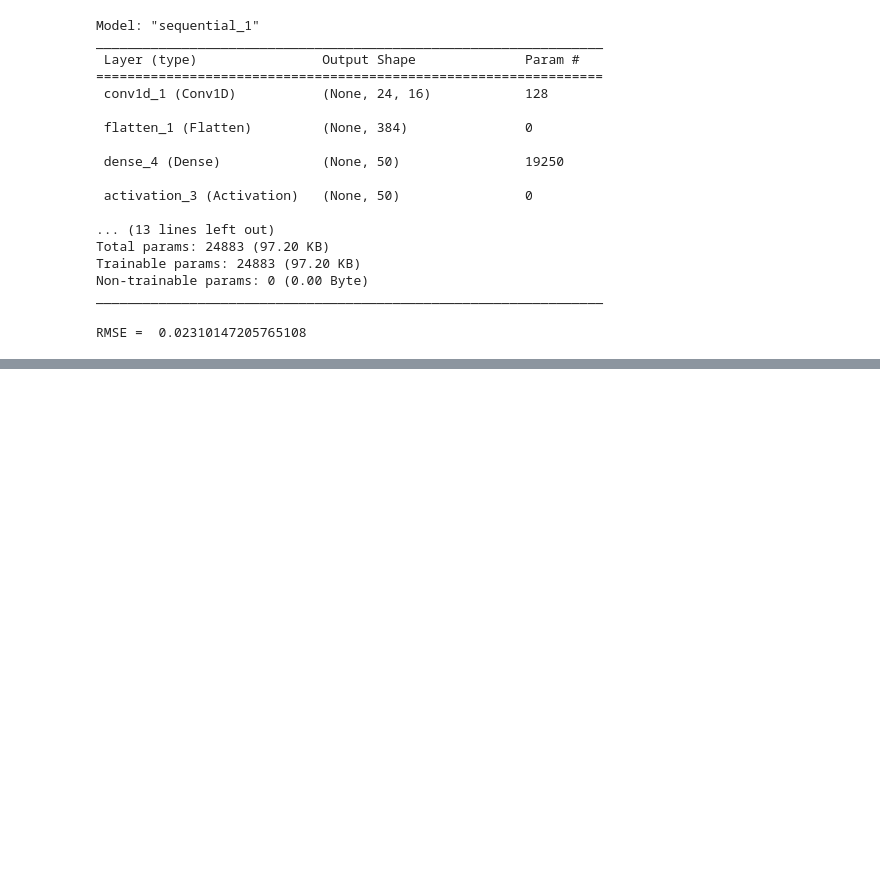
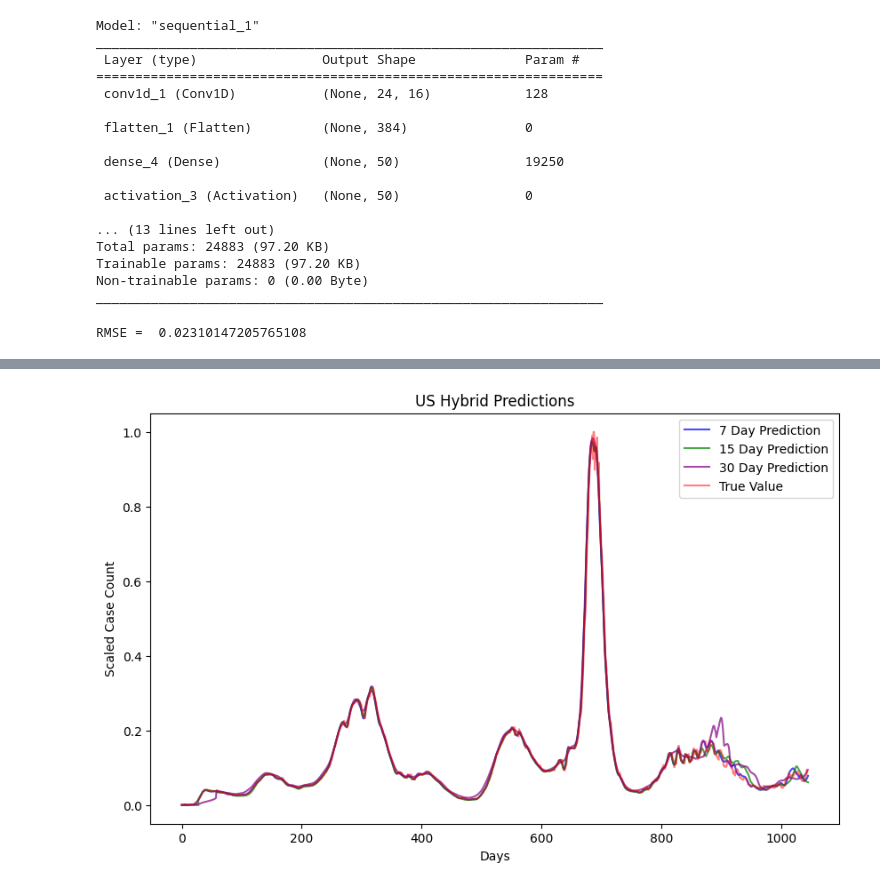
Before and after one commit to MaryBethHoover/Portfolio, a Jupyter notebook: TimeSeriesPrediction.ipynb, the cells around one changed output, grey strips where cells are left out. Saved outputs shown, nothing was run; the diff lists cells and outputs as text; code cells hidden in the pictures; blank space fills up the shorter version.

```diff
--- a/TimeSeriesPrediction.ipynb
+++ b/TimeSeriesPrediction.ipynb
@@ -757,0 +843,14 @@ RMSE =  0.02310147205765108
+# %%
+#Create Hybrid plot for varying prediction lengths
+plt.figure(figsize=(10,6))
+plt.plot(df_Hybrid_7_US["0"][:1046], color='blue', label='7 Day Prediction', alpha=0.7)
+plt.plot(df_Hybrid_15_US["0"][:1046], color='green', label='15 Day Prediction', alpha=0.7)
+plt.plot(df_Hybrid_30_US["0"][:1046], color='purple', label='30 Day Prediction', alpha=0.7)
+plt.plot(df_data_US["0"], color='red', label='True Value', alpha=0.5)
+plt.legend()
+plt.title('US Hybrid Predictions')
+plt.xlabel('Days')
+plt.ylabel('Scaled Case Count')
+plt.show()
+# %% [output]
+[figure, added]
```
Also changed, not shown: parts of 10 cells of this notebook.
